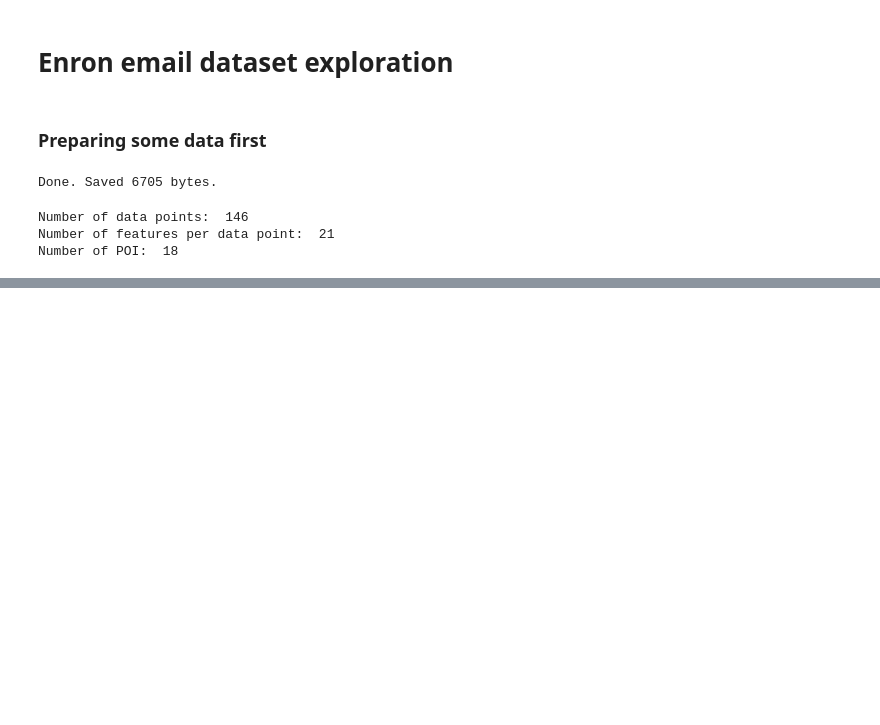
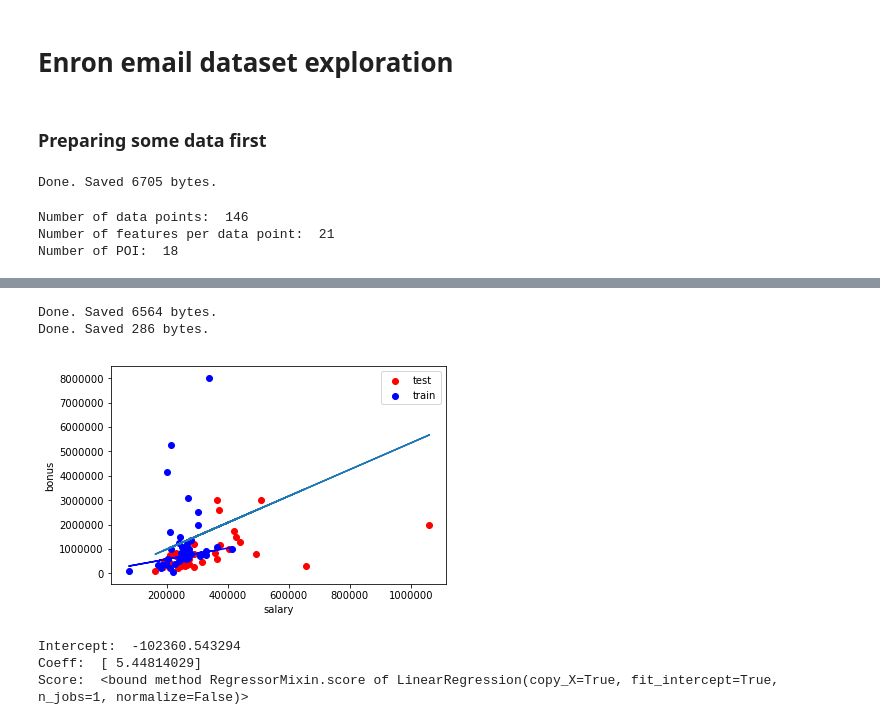
Before and after one commit to lampidudelj/Jup, a Jupyter notebook: Enron.ipynb, the cells around one changed output, grey strips where cells are left out. Cells and saved outputs as stored; diff of their text form; code cells hidden in the pictures; blank space fills up the shorter version.

Commit message:
added linear regression expamples

```diff
--- a/Enron.ipynb
+++ b/Enron.ipynb
@@ -67,0 +251,68 @@ df.loc['COLWELL WESLEY', 'from_this_person_to_poi']
+# %%
+original = "./SourceFiles/ud120-projects/final_project/final_project_dataset_modified.pkl"
+destination = "./SourceFiles/ud120-projects/final_project/final_project_dataset_modified_unix.pkl"
+unixifyPickle(original, destination)
+
+original_keys = "./SourceFiles/ud120-projects/tools/python2_lesson06_keys.pkl"
+destination_keys = "./SourceFiles/ud120-projects/tools/python2_lesson06_keys_unix.pkl"
+unixifyPickle(original_keys, destination_keys)
+
+
+
+import pickle
+
+dictionary = pickle.load( open(destination, "rb") )
+
+### list the features you want to look at--first item in the
+### list will be the "target" feature
+features_list = ["bonus", "salary"]
+data = featureFormat( dictionary, features_list, remove_any_zeroes=True,sort_keys = destination_keys)
+target, features = targetFeatureSplit( data )
+
+### training-testing split needed in regression, just like classification
+from sklearn.cross_validation import train_test_split
+feature_train, feature_test, target_train, target_test = train_test_split(features, target, test_size=0.5, random_state=42)
+train_color = "b"
+test_color = "r"
+# %% [output]
+Done. Saved 6564 bytes.
+Done. Saved 286 bytes.
+# %%
+from sklearn import linear_model
+
+reg = linear_model.LinearRegression().fit(feature_train, target_train)
+# %%
+import matplotlib.pyplot as plt
+for feature, target in zip(feature_test, target_test):
+    plt.scatter( feature, target, color=test_color )
+for feature, target in zip(feature_train, target_train):
+    plt.scatter( feature, target, color=train_color )
+
+### labels for the legend
+plt.scatter(feature_test[0], target_test[0], color=test_color, label="test")
+plt.scatter(feature_test[0], target_test[0], color=train_color, label="train")
+
+
+
+
+### draw the regression line, once it's coded
+try:
+    plt.plot( feature_test, reg.predict(feature_test) )
+except NameError:
+    pass
+reg.fit(feature_test, target_test)
+plt.plot(feature_train, reg.predict(feature_train), color="b")
+plt.xlabel(features_list[1])
+plt.ylabel(features_list[0])
+plt.legend()
+plt.show()
+# %% [output]
+[figure, added]
+# %%
+print("Intercept: ", reg.intercept_)
+print("Coeff: ", reg.coef_)
+print("Score: ", reg.score)
+# %% [output]
+Intercept:  -102360.543294
+Coeff:  [ 5.44814029]
+Score:  <bound method RegressorMixin.score of LinearRegression(copy_X=True, fit_intercept=True, n_jobs=1, normalize=False)>
```
Also changed, not shown: parts of 10 cells of this notebook, 2 other files.
